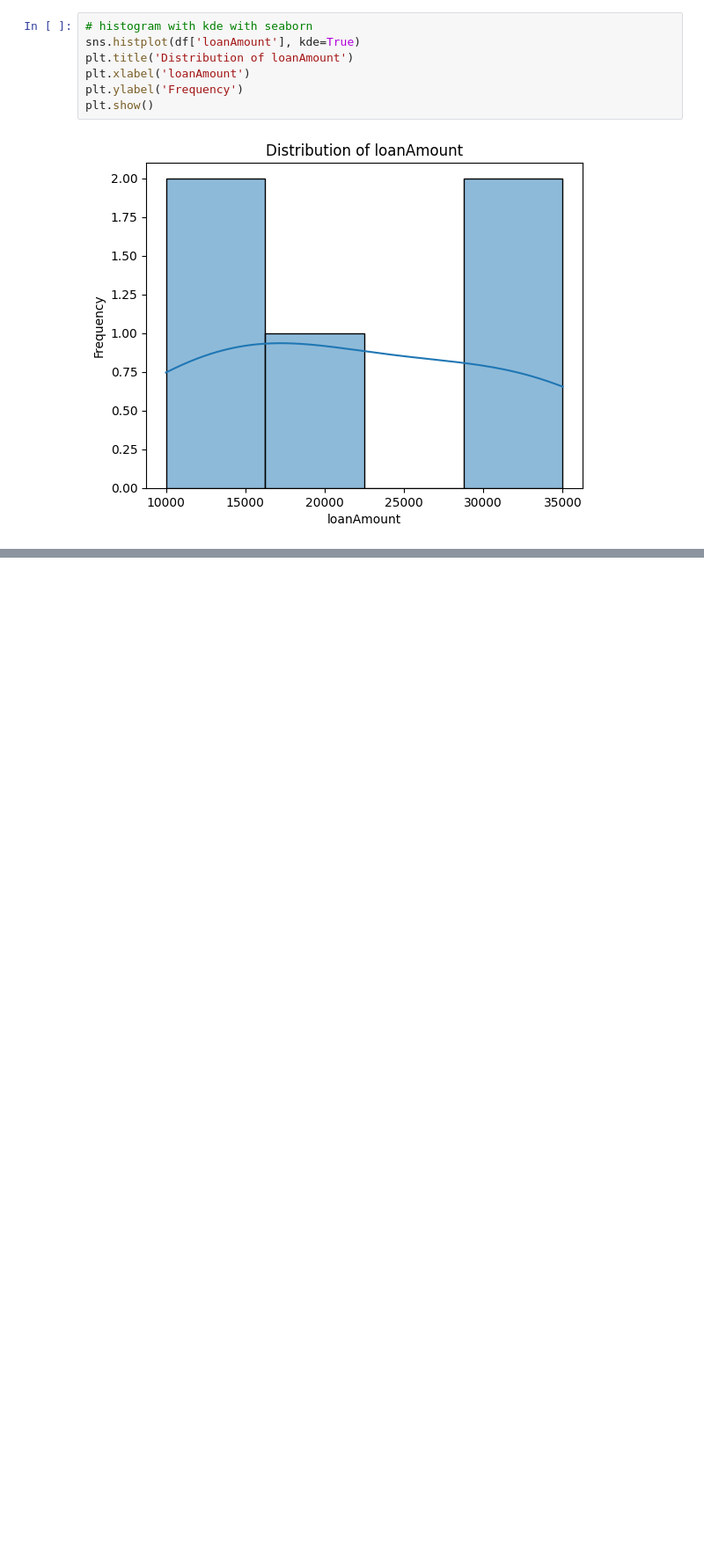
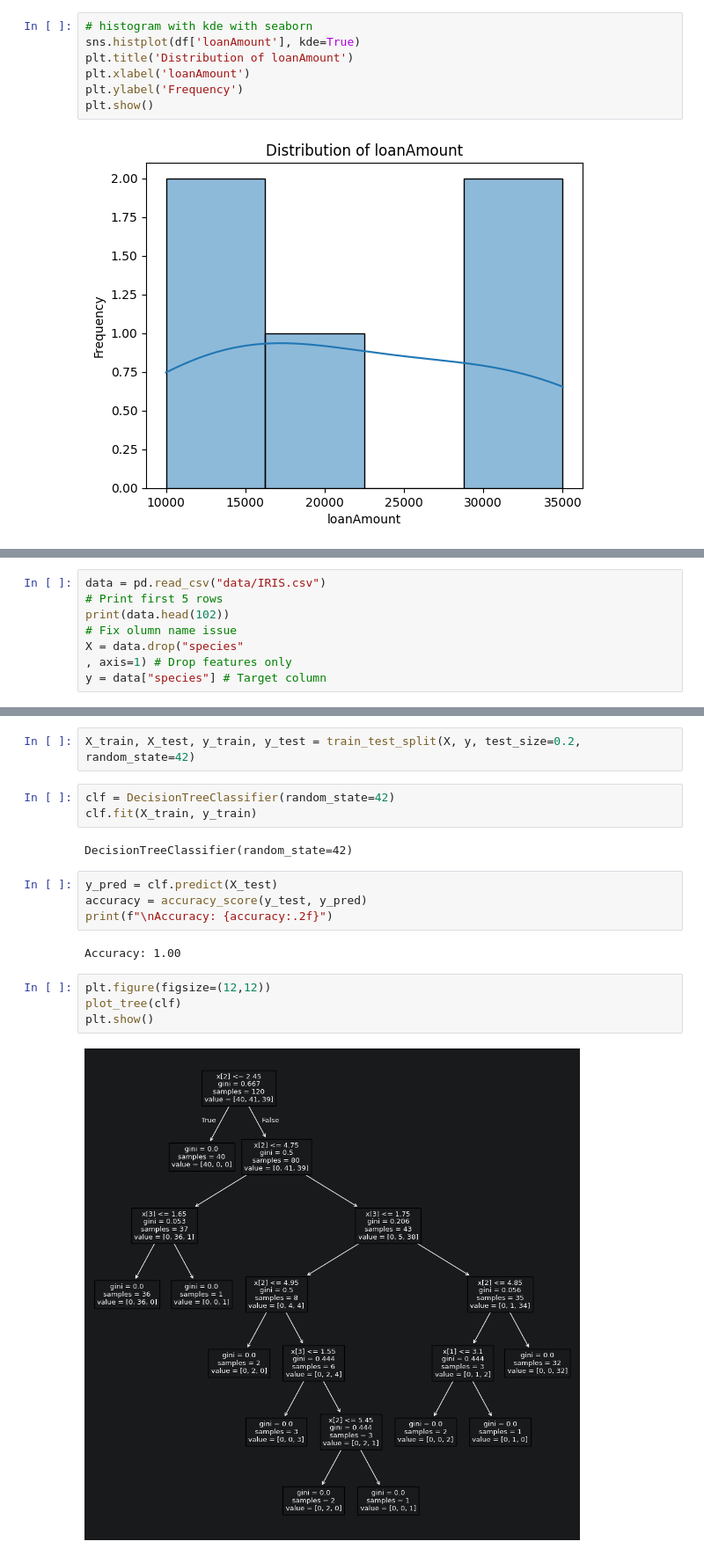
Before and after one commit to mrfu7777/dos-fudanqiu, a Jupyter notebook: app/notebook.ipynb, the cells around one changed output, grey strips where cells are left out. Shown at 88% size. Saved outputs shown, nothing was run; the diff lists cells and outputs as text; blank space fills up the shorter version.

```diff
--- a/app/notebook.ipynb
+++ b/app/notebook.ipynb
@@ -93,0 +101,8 @@ plt.show()
+# %%
+data = pd.read_csv("data/IRIS.csv")
+# Print first 5 rows
+print(data.head(102))
+# Fix olumn name issue
+X = data.drop("species"
+, axis=1) # Drop features only
+y = data["species"] # Target column
@@ -93,0 +124,19 @@ plt.show()
+# %%
+X_train, X_test, y_train, y_test = train_test_split(X, y, test_size=0.2, random_state=42)
+# %%
+clf = DecisionTreeClassifier(random_state=42)
+clf.fit(X_train, y_train)
+# %% [output]
+DecisionTreeClassifier(random_state=42)
+# %%
+y_pred = clf.predict(X_test)
+accuracy = accuracy_score(y_test, y_pred)
+print(f"\nAccuracy: {accuracy:.2f}")
+# %% [output]
+Accuracy: 1.00
+# %%
+plt.figure(figsize=(12,12))
+plot_tree(clf)
+plt.show()
+# %% [output]
+[figure, added]
```
Also changed, not shown: parts of 2 cells of this notebook, 1 other file.
